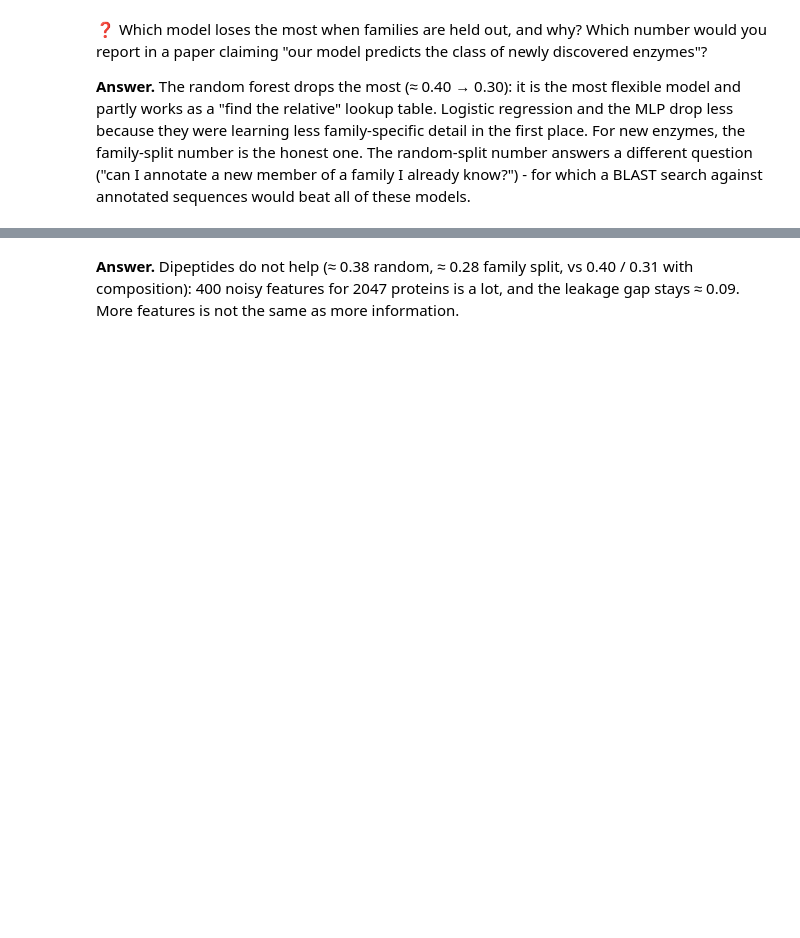
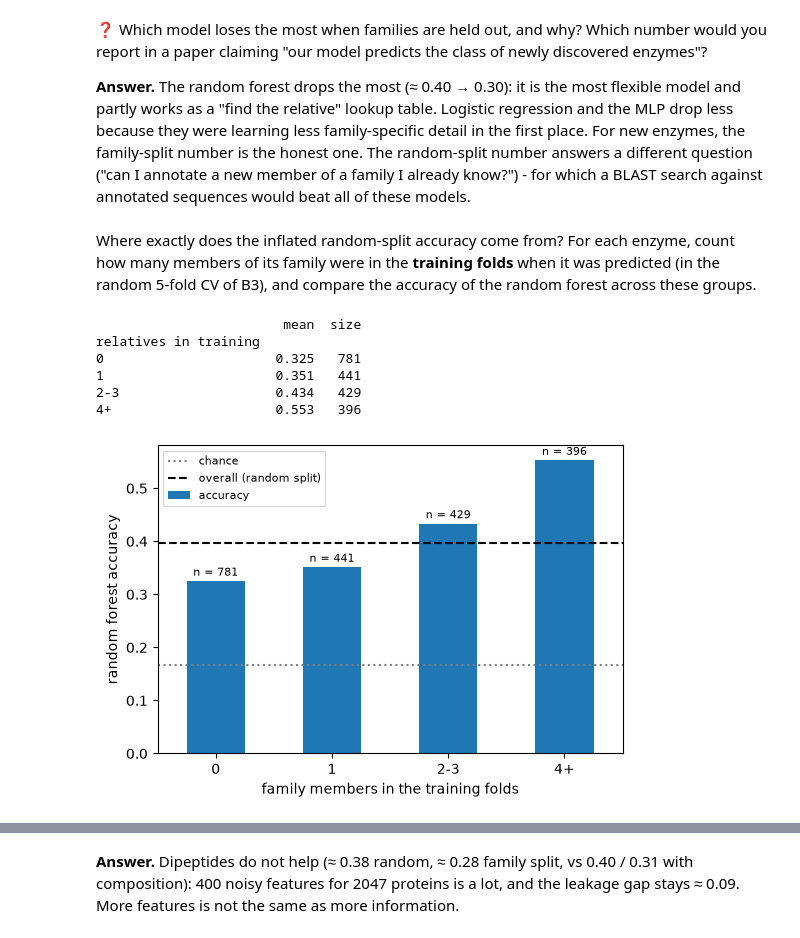
Before and after one commit to giorginolab/AI-qbio-classes, a Jupyter notebook: course/t02_neural_networks_enzymes.ipynb, the cells around one changed output, grey strips where cells are left out. Cells and saved outputs as stored; diff of their text form; code cells hidden in the pictures; blank space fills up the shorter version.

```diff
--- a/course/t02_neural_networks_enzymes.ipynb
+++ b/course/t02_neural_networks_enzymes.ipynb
@@ -326,3 +504,36 @@ because they were learning less family-specific detail in the first place. For n
 family-split number is the honest one. The random-split number answers a different question
 ("can I annotate a new member of a family I already know?") - for which a BLAST search against
 annotated sequences would beat all of these models.
+# %% [markdown]
+Where exactly does the inflated random-split accuracy come from? For each enzyme, count how many
+members of its family were in the **training folds** when it was predicted (in the random 5-fold CV
+of B3), and compare the accuracy of the random forest across these groups.
+# %%
+fold = np.zeros(len(enz), dtype=int)
+for i, (_, test_idx) in enumerate(skf.split(Xe, ye)):
+    fold[test_idx] = i
+fam = enz["family"].fillna("").values
+n_relatives = np.array([0 if fam[j] == "" else ((fam == fam[j]) & (fold != fold[j])).sum()
+                        for j in range(len(enz))])
+correct = (pred_rf == ye.values)
+
+bins = pd.cut(n_relatives, [-1, 0, 1, 3, 100], labels=["0", "1", "2-3", "4+"])
+by_rel = pd.DataFrame({"relatives in training": bins, "correct": correct}) \
+           .groupby("relatives in training", observed=True)["correct"].agg(["mean", "size"])
+print(by_rel)
+
+ax = by_rel["mean"].plot.bar(rot=0, color="tab:blue", figsize=(6, 4), label="accuracy")
+for i, (acc, n) in enumerate(zip(by_rel["mean"], by_rel["size"])):
+    ax.text(i, acc + 0.01, f"n = {n}", ha="center", fontsize=8)
+ax.axhline(1 / 6, color="grey", ls=":", label="chance")
+ax.axhline(acc_random["random forest"], color="k", ls="--", label="overall (random split)")
+ax.set_ylabel("random forest accuracy"); ax.set_xlabel("family members in the training folds")
+ax.legend(fontsize=8);
+# %% [output]
+                        mean  size
+relatives in training
+0                      0.325   781
+1                      0.351   441
+2-3                    0.434   429
+4+                     0.553   396
+[figure, added]
```
Also changed, not shown: parts of 26 cells of this notebook, 3 other files.
